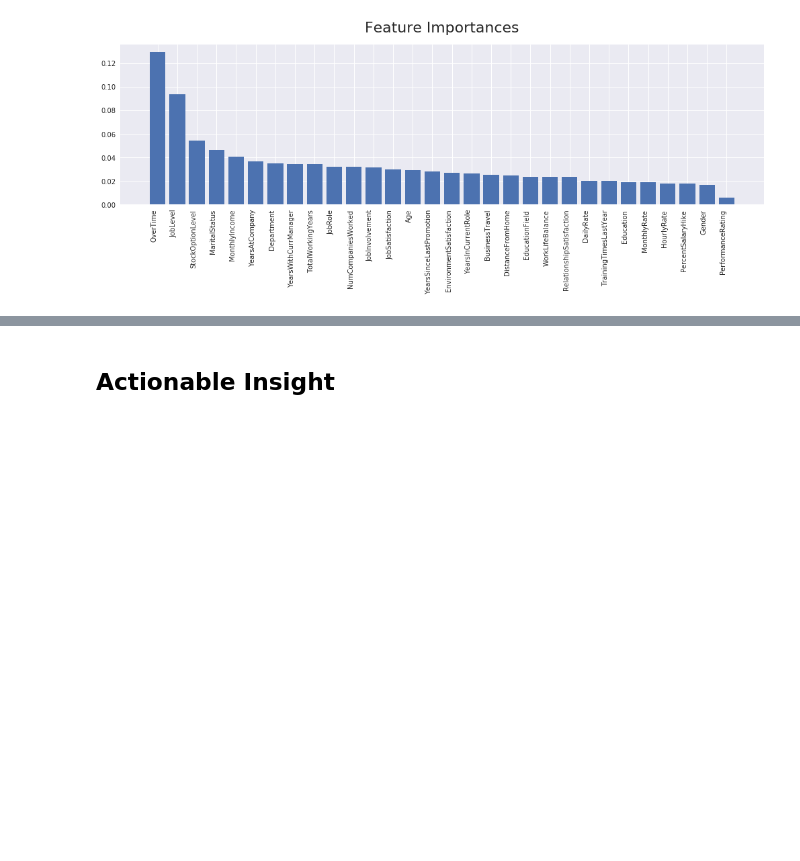
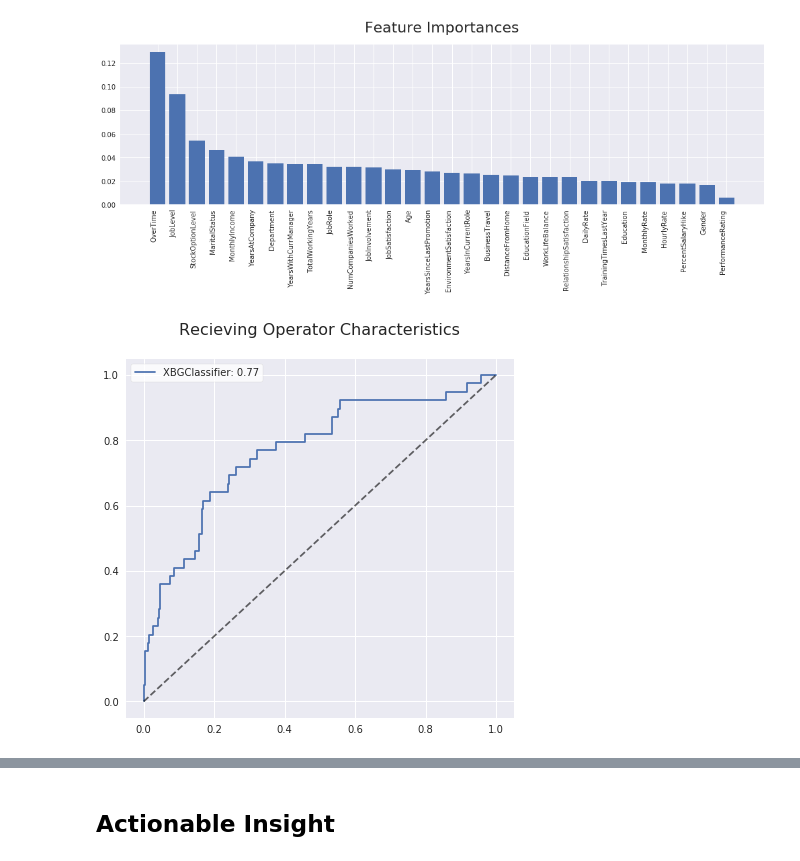
Before and after one commit to malikrb/HumanResourcesDemonstration, a Jupyter notebook: HR_exploration.ipynb, the cells around one changed output, grey strips where cells are left out. Cells and saved outputs as stored; diff of their text form; code cells hidden in the pictures; blank space fills up the shorter version.

```diff
--- a/HR_exploration.ipynb
+++ b/HR_exploration.ipynb
@@ -433,3 +434,21 @@ plt.xticks(rotation=90, ha='right')
 plt.show()
 # %% [output]
 [figure]
+# %%
+from sklearn.metrics import roc_curve, auc
+
+xgb_prob = xgb_model.predict_proba(X_test)[:,1]
+fpr, tpr, thresh = roc_curve(y_test, xgb_prob)
+roc_auc = auc(fpr, tpr)
+
+plt.subplots(1, 1, figsize=(6,6), tight_layout=True)
+
+plt.title(f'Recieving Operator Characteristics', size=16, y=1.05)
+plt.plot(fpr, tpr, label=f'XBGClassifier: {roc_auc:.2f}')
+plt.plot([0,1], [0,1], 'k--', alpha=0.6)
+
+plt.legend(frameon=1, facecolor='w')
+
+plt.show()
+# %% [output]
+[figure, added]
```
Also changed, not shown: parts of 8 cells of this notebook.
